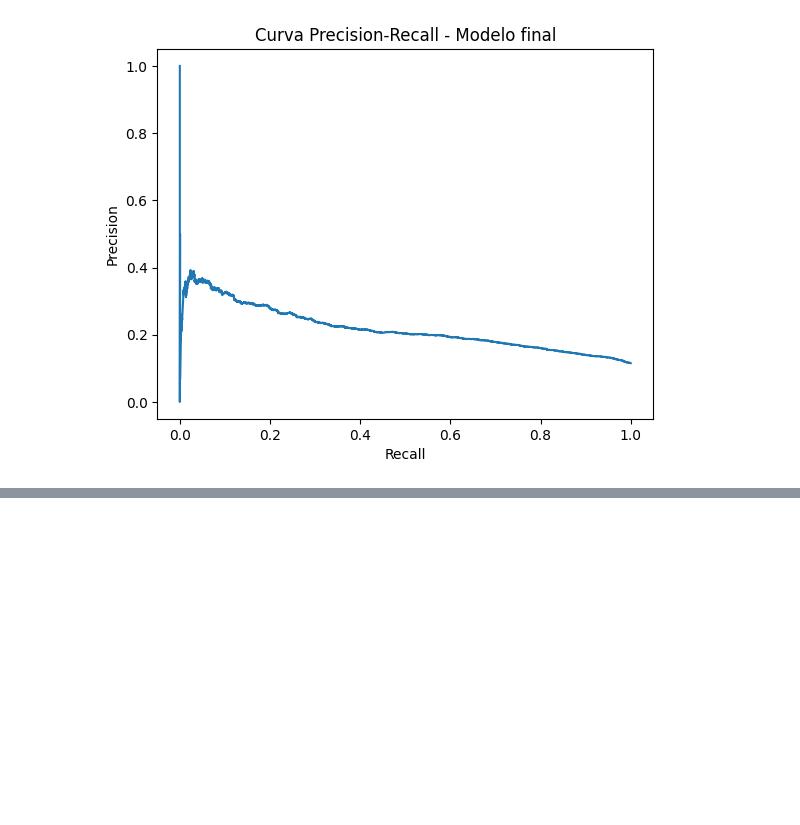
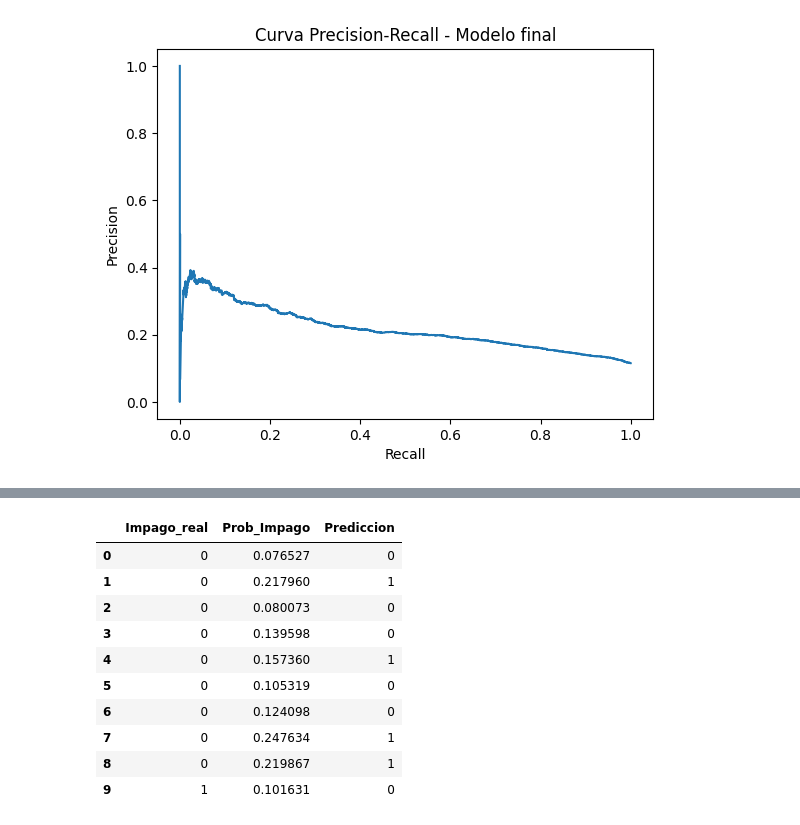
Before and after one commit to NaiaArroyo/RETO-5-NARANJA, a Jupyter notebook: regresion_logistica.ipynb, the cells around one changed output, grey strips where cells are left out. Drawn from its saved outputs; the diff is of its cells as text; code cells hidden in the pictures; blank space fills up the shorter version.

```diff
--- a/regresion_logistica.ipynb
+++ b/regresion_logistica.ipynb
@@ -923,0 +918,21 @@ plt.show()
+# %%
+#tabla con la probabilidad de riesgo de cada cliente y una clasificación en base al umbral elegido
+resultados_test = pd.DataFrame({
+    "Impago_real": y_test.to_numpy(),
+    "Prob_Impago": prob_impago_test,
+    "Prediccion": predicciones_test
+})
+
+resultados_test.head(10)
+# %% [output]
+|  | Impago_real | Prob_Impago | Prediccion |
+| 0 | 0 | 0.076527 | 0 |
+| 1 | 0 | 0.217960 | 1 |
+| 2 | 0 | 0.080073 | 0 |
+| 3 | 0 | 0.139598 | 0 |
+| 4 | 0 | 0.157360 | 1 |
+| 5 | 0 | 0.105319 | 0 |
+| 6 | 0 | 0.124098 | 0 |
+| 7 | 0 | 0.247634 | 1 |
+| 8 | 0 | 0.219867 | 1 |
+| 9 | 1 | 0.101631 | 0 |
```
Also changed, not shown: parts of 59 cells of this notebook, 7 other files.
